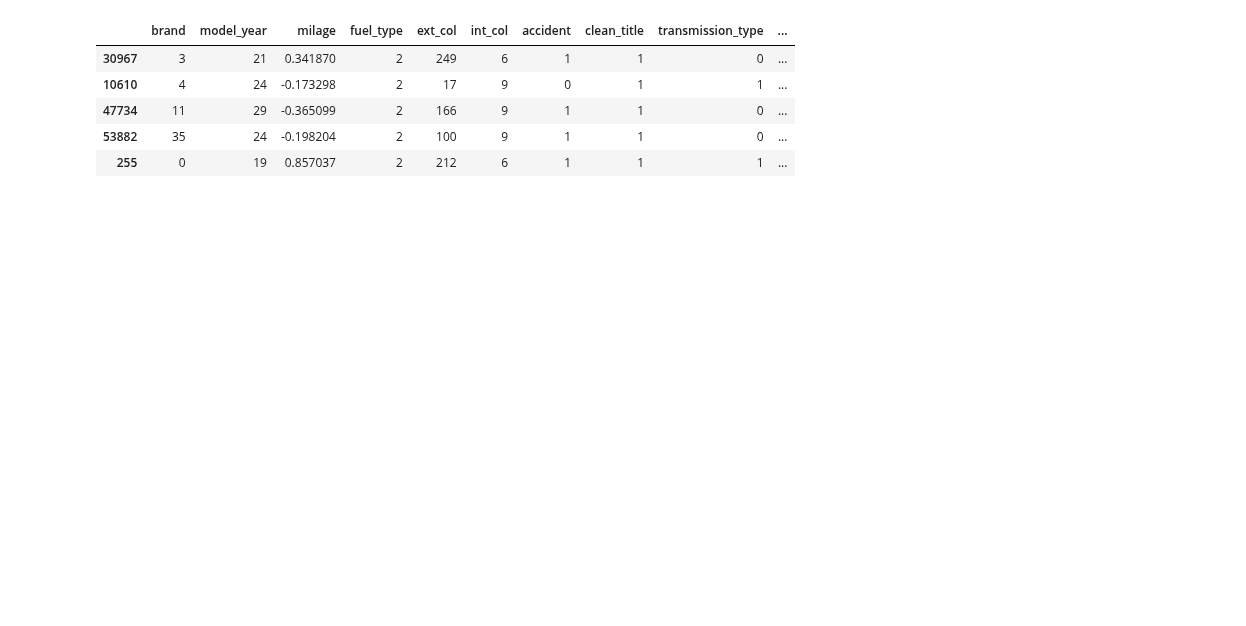
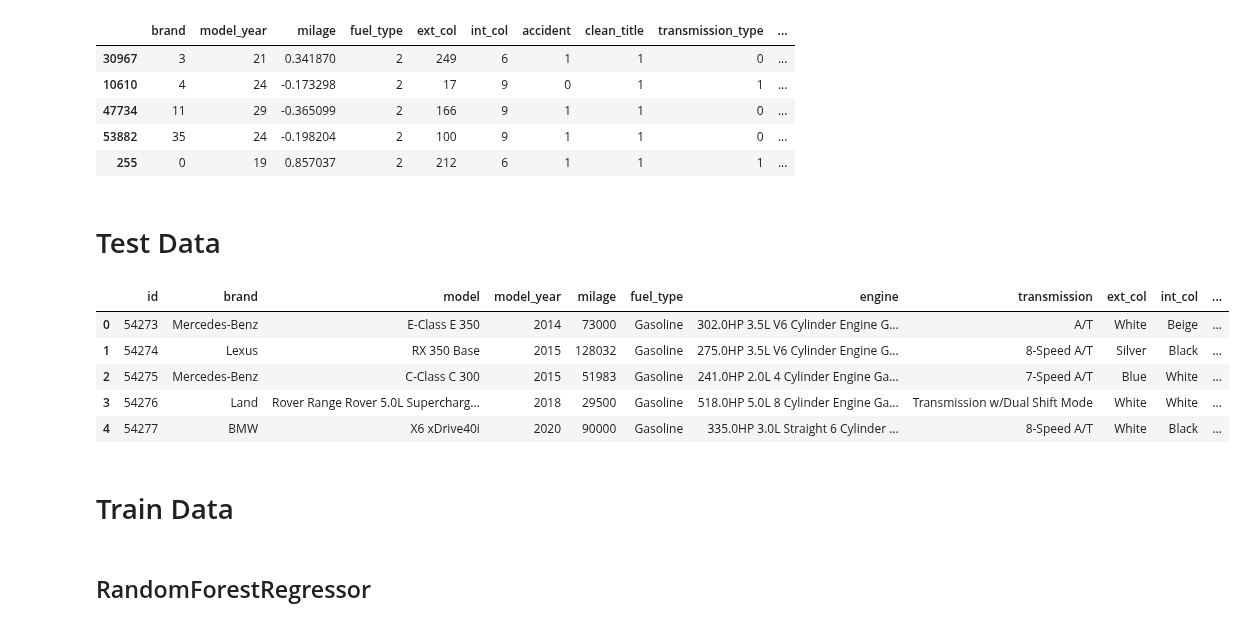
Before and after one commit to S1XTUS/KaggleXFellowShip-Used-Car-Price, a Jupyter notebook: kaggleX_Comp.ipynb, the cells around one changed output. Cells and saved outputs as stored; diff of their text form; code cells hidden in the pictures; blank space fills up the shorter version.

```diff
--- a/kaggleX_Comp.ipynb
+++ b/kaggleX_Comp.ipynb
@@ -483,3 +483,15 @@ x_train.sample(5)
 | 47734 | 11 | 29 | -0.365099 | 2 | 166 | 9 | 1 | 1 | 0 | ... |
 | 53882 | 35 | 24 | -0.198204 | 2 | 100 | 9 | 1 | 1 | 0 | ... |
 | 255 | 0 | 19 | 0.857037 | 2 | 212 | 6 | 1 | 1 | 1 | ... |
+# %% [markdown]
+# Test Data
+# %%
+test1 = pd.read_csv('test.csv')
+test1.head(5)
+# %% [output]
+|  | id | brand | model | model_year | milage | fuel_type | engine | transmission | ext_col | int_col | ... |
+| 0 | 54273 | Mercedes-Benz | E-Class E 350 | 2014 | 73000 | Gasoline | 302.0HP 3.5L V6 Cylinder Engine G... | A/T | White | Beige | ... |
+| 1 | 54274 | Lexus | RX 350 Base | 2015 | 128032 | Gasoline | 275.0HP 3.5L V6 Cylinder Engine G... | 8-Speed A/T | Silver | Black | ... |
+| 2 | 54275 | Mercedes-Benz | C-Class C 300 | 2015 | 51983 | Gasoline | 241.0HP 2.0L 4 Cylinder Engine Ga... | 7-Speed A/T | Blue | White | ... |
+| 3 | 54276 | Land | Rover Range Rover 5.0L Supercharg... | 2018 | 29500 | Gasoline | 518.0HP 5.0L 8 Cylinder Engine Ga... | Transmission w/Dual Shift Mode | White | White | ... |
+| 4 | 54277 | BMW | X6 xDrive40i | 2020 | 90000 | Gasoline | 335.0HP 3.0L Straight 6 Cylinder ... | 8-Speed A/T | White | Black | ... |
@@ -485,0 +556,4 @@ x_train.sample(5)
+# %% [markdown]
+# Train Data
+# %% [markdown]
+## RandomForestRegressor
```
Also changed, not shown: parts of 27 cells of this notebook, 2 other files.
